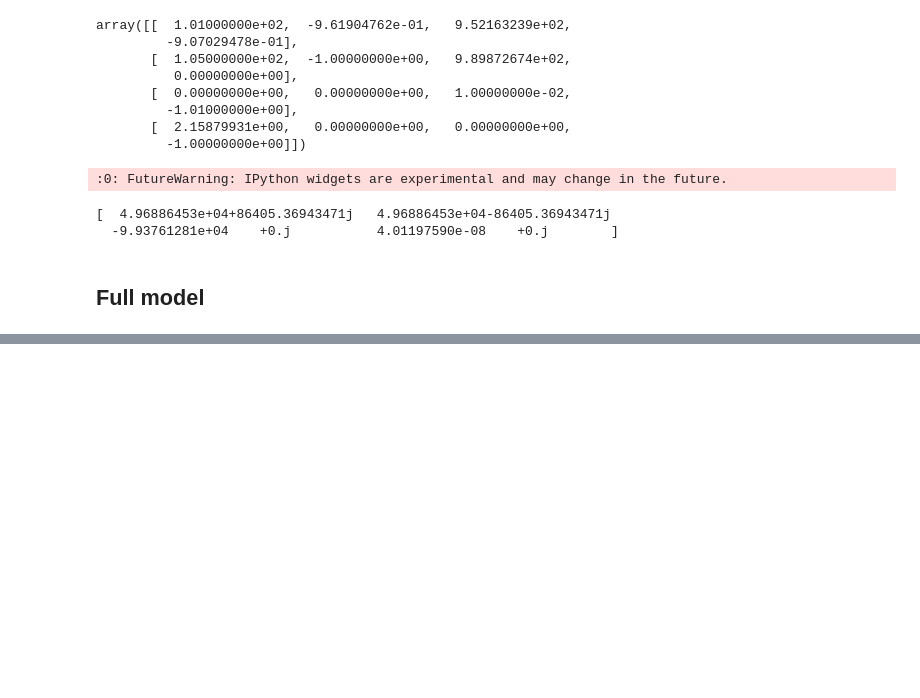
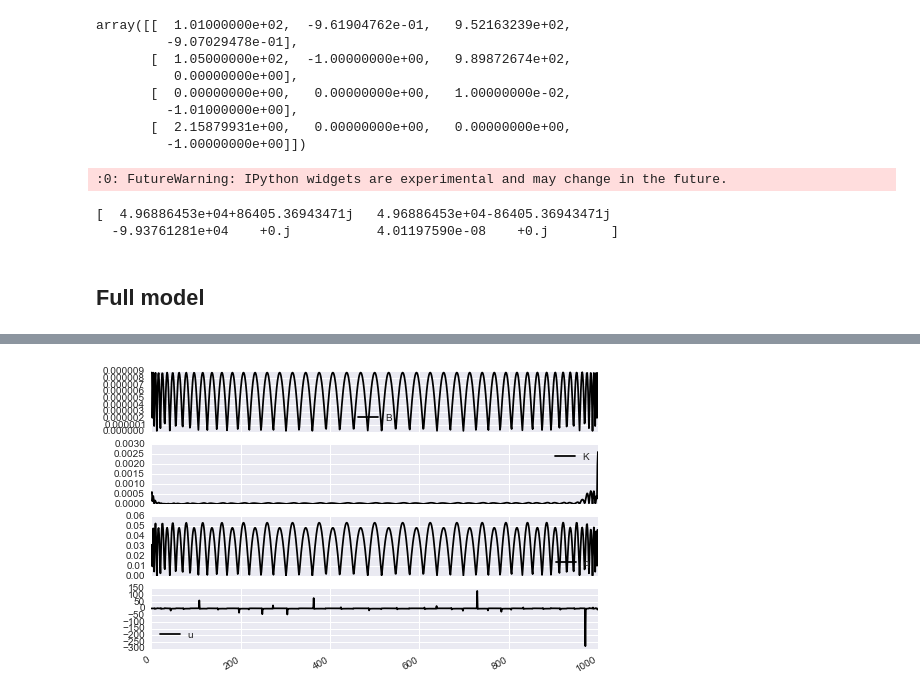
Before and after one commit to davidrpugh/pyCollocation, a Jupyter notebook: examples/credit-cycles.ipynb, the cells around one changed output, grey strips where cells are left out. Cells and saved outputs as stored; diff of their text form; code cells hidden in the pictures; blank space fills up the shorter version.

```diff
--- a/examples/credit-cycles.ipynb
+++ b/examples/credit-cycles.ipynb
@@ -216,0 +317,5 @@ problem.jac_params = params
+# %%
+full_model_solution.normalized_residuals.plot(subplots=True)
+plt.show()
+# %% [output]
+[figure, added]
```
Also changed, not shown: parts of 17 cells of this notebook, 1 other file.
